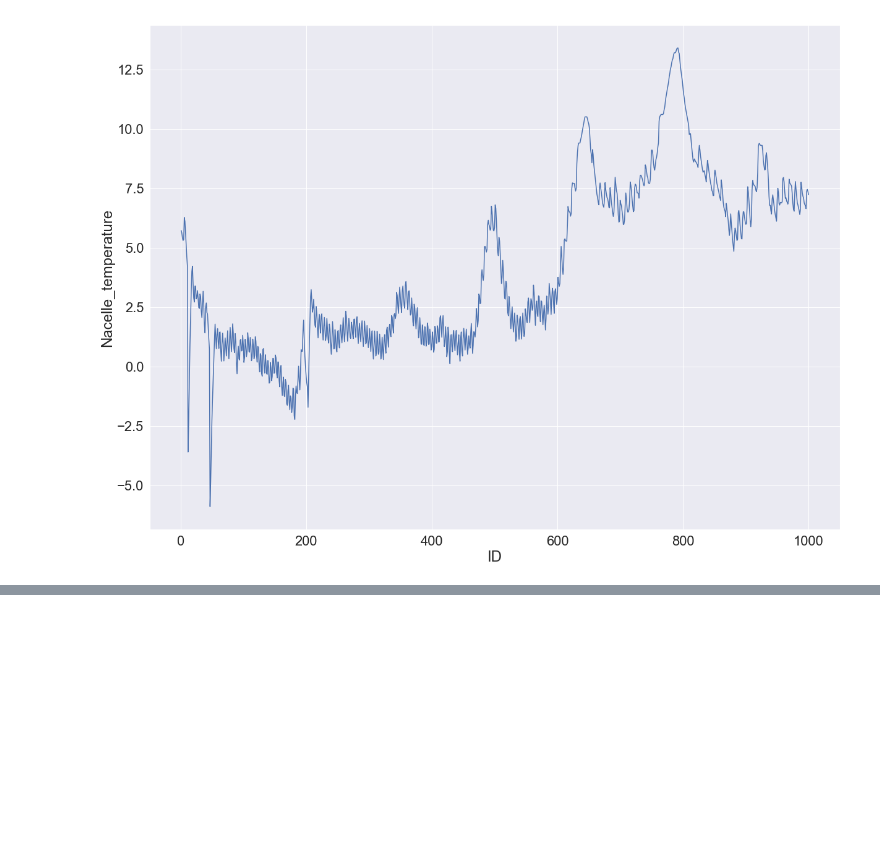
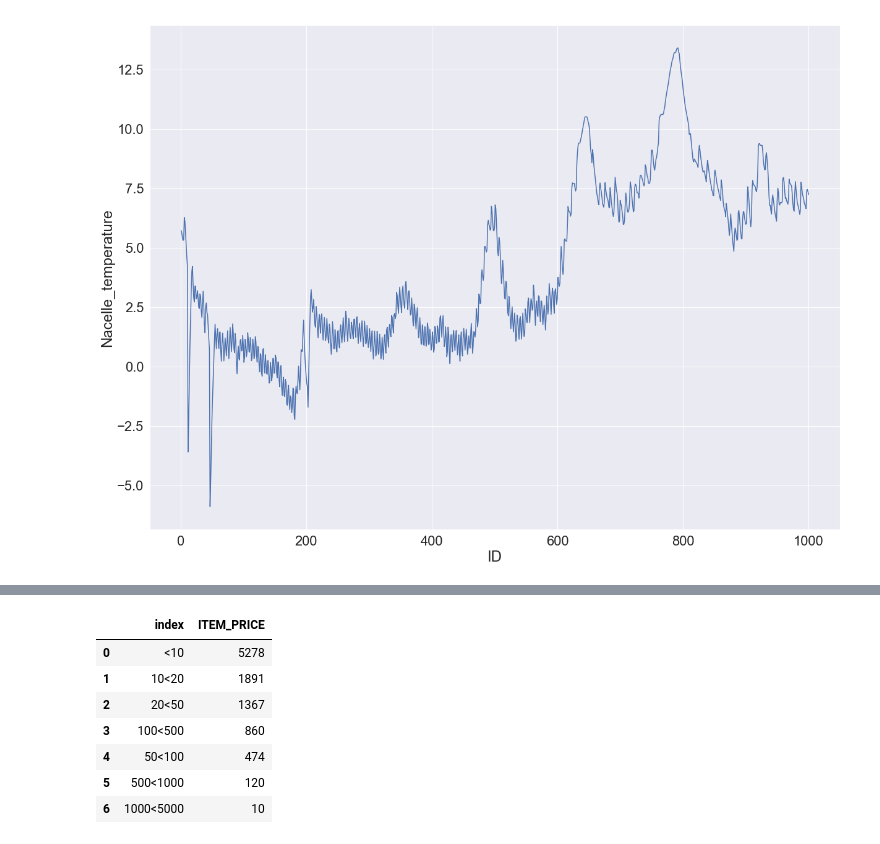
Before and after one commit to jeremycombe/Pipeline, a Jupyter notebook: Feature Engineering tests.ipynb, the cells around one changed output, grey strips where cells are left out. Cells and saved outputs as stored; diff of their text form; code cells hidden in the pictures; blank space fills up the shorter version.

```diff
--- a/Feature Engineering tests.ipynb
+++ b/Feature Engineering tests.ipynb
@@ -201,0 +230,11 @@ Regression.Plot('ID','Nacelle_temperature', n=1000)
+# %%
+B
+# %% [output]
+|  | index | ITEM_PRICE |
+| 0 | <10 | 5278 |
+| 1 | 10<20 | 1891 |
+| 2 | 20<50 | 1367 |
+| 3 | 100<500 | 860 |
+| 4 | 50<100 | 474 |
+| 5 | 500<1000 | 120 |
+| 6 | 1000<5000 | 10 |
```
Also changed, not shown: parts of 10 cells of this notebook, 1 other file.
